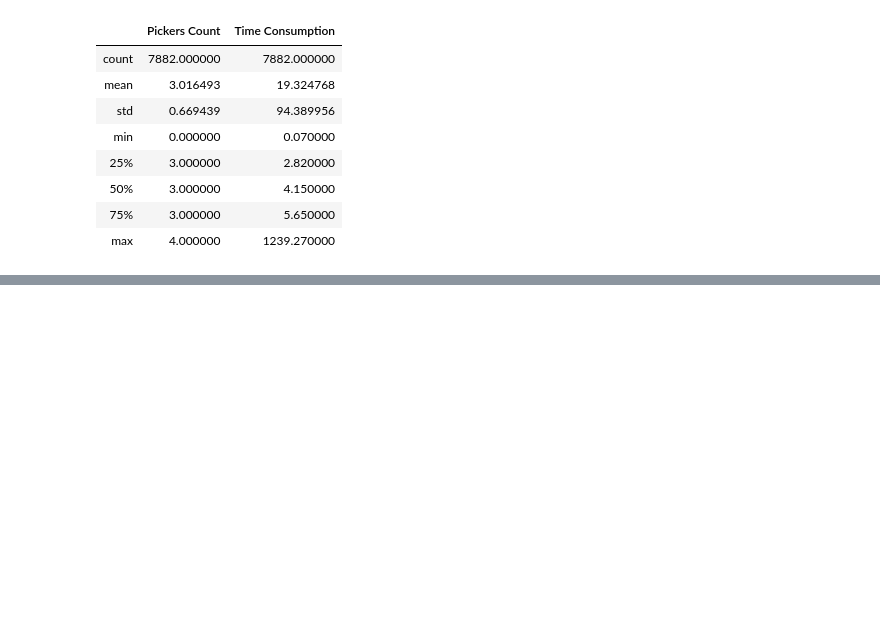
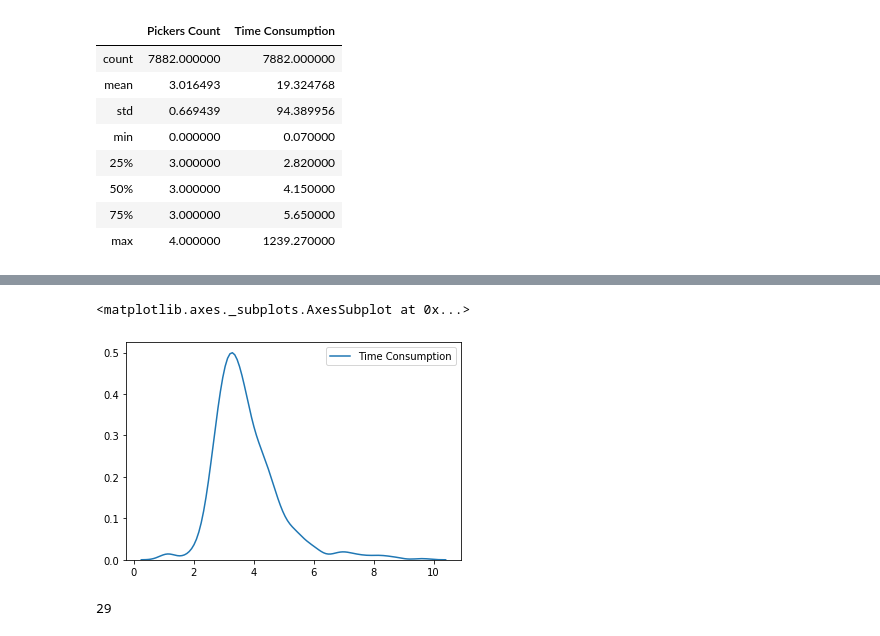
Before and after one commit to QPeiran/predicting_mks_speed, a Jupyter notebook: recipe_speed_pre.ipynb, the cells around one changed output, grey strips where cells are left out. Saved outputs shown, nothing was run; the diff lists cells and outputs as text; code cells hidden in the pictures; blank space fills up the shorter version.

```diff
--- a/recipe_speed_pre.ipynb
+++ b/recipe_speed_pre.ipynb
@@ -54,0 +70,10 @@ raw_df[(raw_df['Recipe Name'] == 'C2') & (raw_df['Seq Code'].notnull())]
+# %%
+sns.kdeplot(data = df_C2['Time Consumption'])
+# %% [output]
+<matplotlib.axes._subplots.AxesSubplot at 0x...>
+[figure, added]
+# %%
+recipes = list(raw_df['Recipe Name'].unique())
+len(recipes)
+# %% [output]
+29
```
Also changed, not shown: parts of 6 cells of this notebook, 1 other file.
